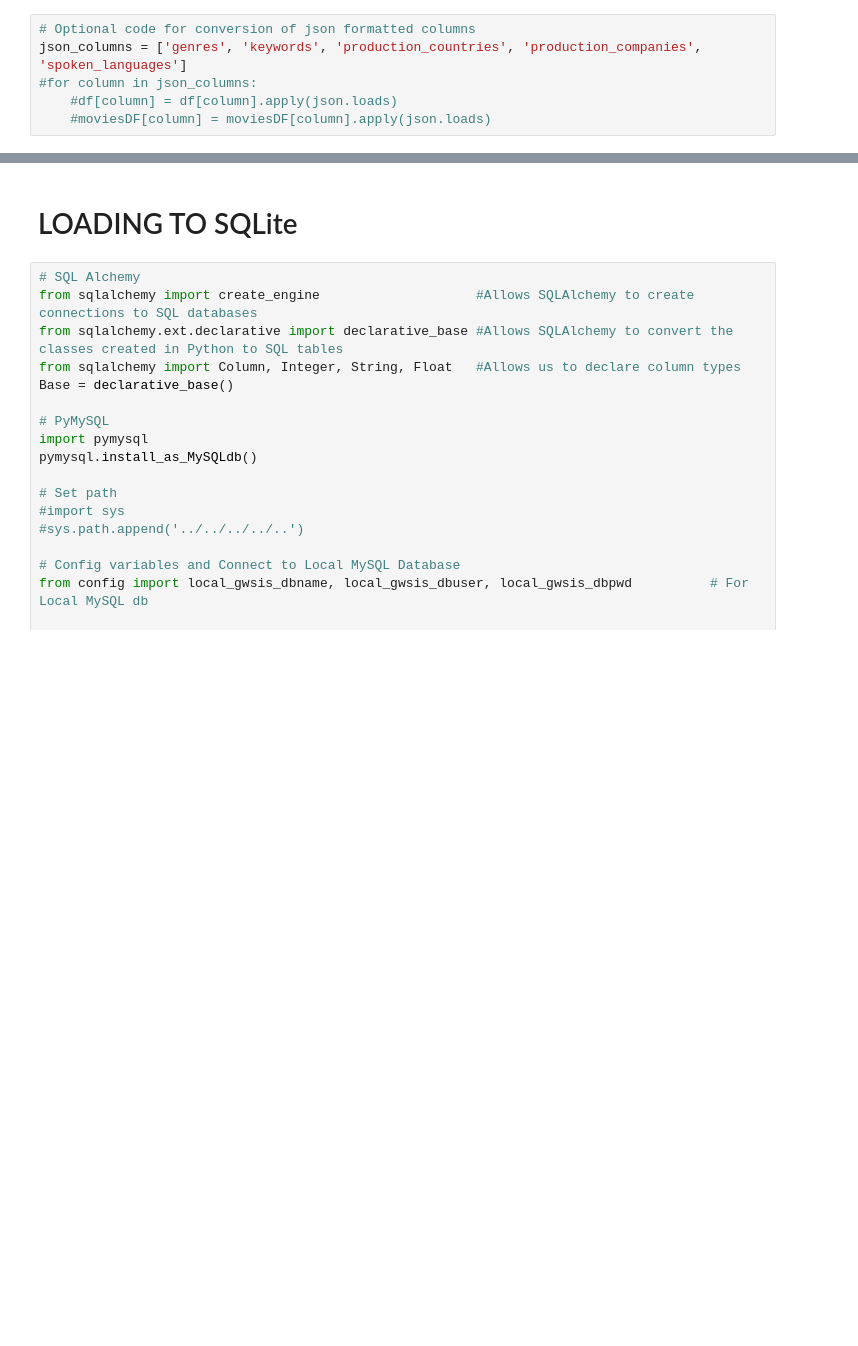
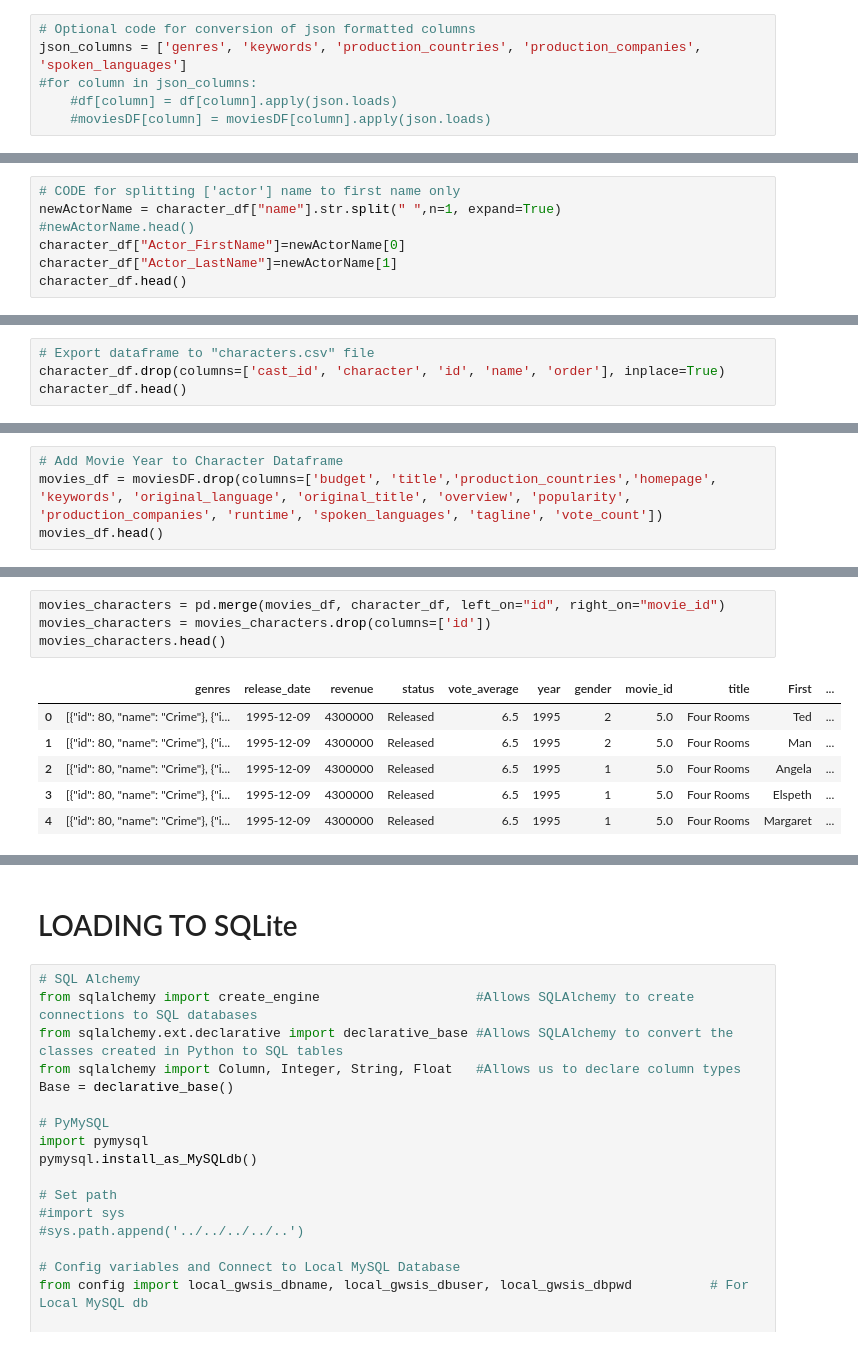
Before and after one commit to DZweiback/Say-My-Name-Say-My-Name, a Jupyter notebook: Say My Name.ipynb, the cells around one changed output, grey strips where cells are left out. Cells and saved outputs as stored; diff of their text form; blank space fills up the shorter version.

```diff
--- a/Say My Name.ipynb
+++ b/Say My Name.ipynb
@@ -196,0 +205,7 @@ character_df.head()
+# %%
+# CODE for splitting ['actor'] name to first name only
+newActorName = character_df["name"].str.split(" ",n=1, expand=True)
+#newActorName.head()
+character_df["Actor_FirstName"]=newActorName[0]
+character_df["Actor_LastName"]=newActorName[1]
+character_df.head()
@@ -196,0 +219,4 @@ character_df.head()
+# %%
+# Export dataframe to "characters.csv" file
+character_df.drop(columns=['cast_id', 'character', 'id', 'name', 'order'], inplace=True)
+character_df.head()
@@ -196,0 +230,4 @@ character_df.head()
+# %%
+# Add Movie Year to Character Dataframe
+movies_df = moviesDF.drop(columns=['budget', 'title','production_countries','homepage', 'keywords', 'original_language', 'original_title', 'overview', 'popularity', 'production_companies', 'runtime', 'spoken_languages', 'tagline', 'vote_count'])
+movies_df.head()
@@ -196,0 +241,11 @@ character_df.head()
+# %%
+movies_characters = pd.merge(movies_df, character_df, left_on="id", right_on="movie_id")
+movies_characters = movies_characters.drop(columns=['id'])
+movies_characters.head()
+# %% [output]
+|  | genres | release_date | revenue | status | vote_average | year | gender | movie_id | title | First | ... |
+| 0 | [{"id": 80, "name": "Crime"}, {"i... | 1995-12-09 | 4300000 | Released | 6.5 | 1995 | 2 | 5.0 | Four Rooms | Ted | ... |
+| 1 | [{"id": 80, "name": "Crime"}, {"i... | 1995-12-09 | 4300000 | Released | 6.5 | 1995 | 2 | 5.0 | Four Rooms | Man | ... |
+| 2 | [{"id": 80, "name": "Crime"}, {"i... | 1995-12-09 | 4300000 | Released | 6.5 | 1995 | 1 | 5.0 | Four Rooms | Angela | ... |
+| 3 | [{"id": 80, "name": "Crime"}, {"i... | 1995-12-09 | 4300000 | Released | 6.5 | 1995 | 1 | 5.0 | Four Rooms | Elspeth | ... |
+| 4 | [{"id": 80, "name": "Crime"}, {"i... | 1995-12-09 | 4300000 | Released | 6.5 | 1995 | 1 | 5.0 | Four Rooms | Margaret | ... |
```
Also changed, not shown: parts of 28 cells of this notebook.
